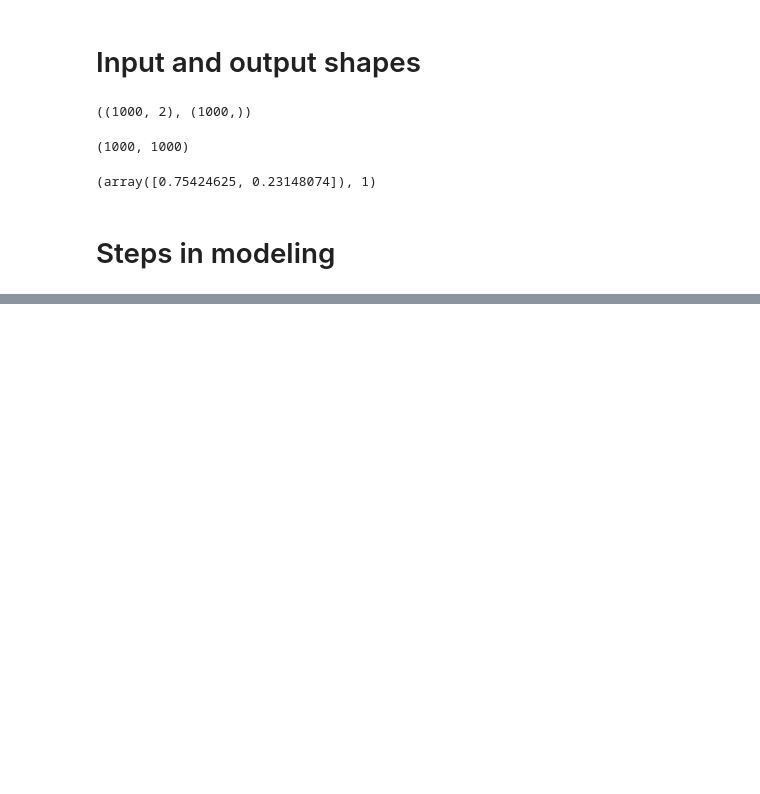
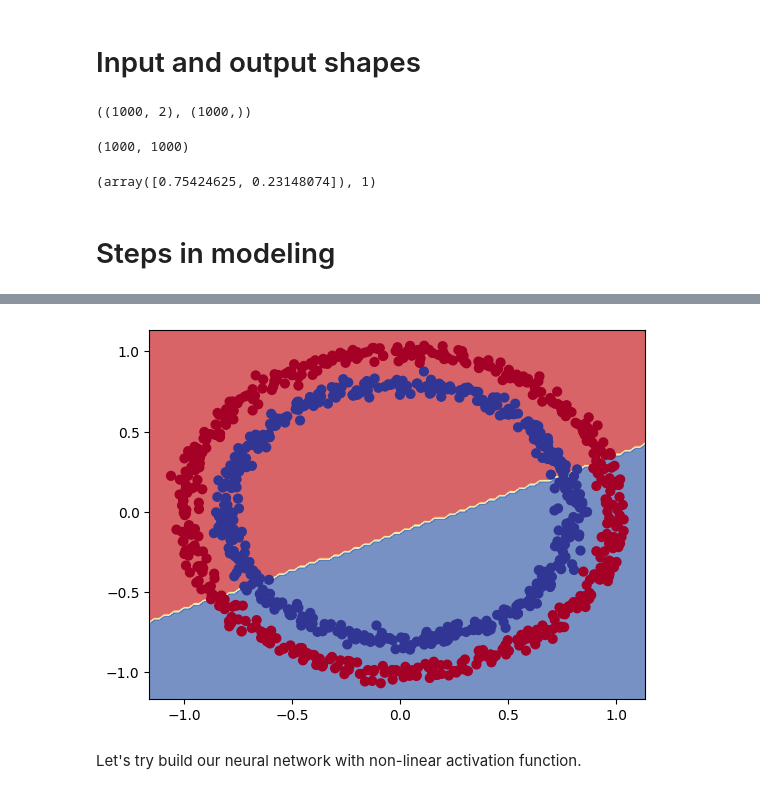
Before and after one commit to ntshtn/Tensorflow_Deep_Learning, a Jupyter notebook: 02_neural_network_classification_with_tensorflow.ipynb, the cells around one changed output, grey strips where cells are left out. Cells and saved outputs as stored; diff of their text form; code cells hidden in the pictures; blank space fills up the shorter version.

```diff
--- a/02_neural_network_classification_with_tensorflow.ipynb
+++ b/02_neural_network_classification_with_tensorflow.ipynb
@@ -118,0 +165,17 @@ model_1.fit
+# %%
+# Increase the number of hidden units and an extra layer
+tf.random.set_seed(42)
+
+model_3 = tf.keras.Sequential([
+    tf.keras.layers.Dense(100),
+    tf.keras.layers.Dense(10),
+    tf.keras.layers.Dense(1)
+])
+
+model_3.compile(loss=tf.keras.losses.BinaryCrossentropy,
+                optimizer=tf.keras.optimizers.Adam(),
+                metrics=["accuracy"])
+
+model_3.fit(X, y, epochs=100, verbose=0)
+
+model_3.evaluate(X, y)
@@ -118,0 +286,12 @@ model_1.fit
+# %%
+tf.random.set_seed(42)
+
+model_4 = tf.keras.Sequential([
+    tf.keras.layers.Dense(1, activation=tf.keras.activations.linear)
+])
+
+model_4.compile(loss=tf.keras.losses.BinaryCrossentropy,
+                optimizer=tf.keras.optimizers.Adam(learning_rate=0.001),
+                metrics=["accuracy"])
+
+history = model_4.fit(X, y, epochs=100)
@@ -118,0 +316,4 @@ model_1.fit
+# %%
+# Check the decision boundary
+plot_decision_boundary(model=model_4, X=X, y=y) # Anythin in yellow could be blue or red
+# %% [output]
@@ -118,0 +323,3 @@ model_1.fit
+[figure, added]
+# %% [markdown]
+Let's try build our neural network with non-linear activation function.
```
Also changed, not shown: parts of 54 cells of this notebook.
